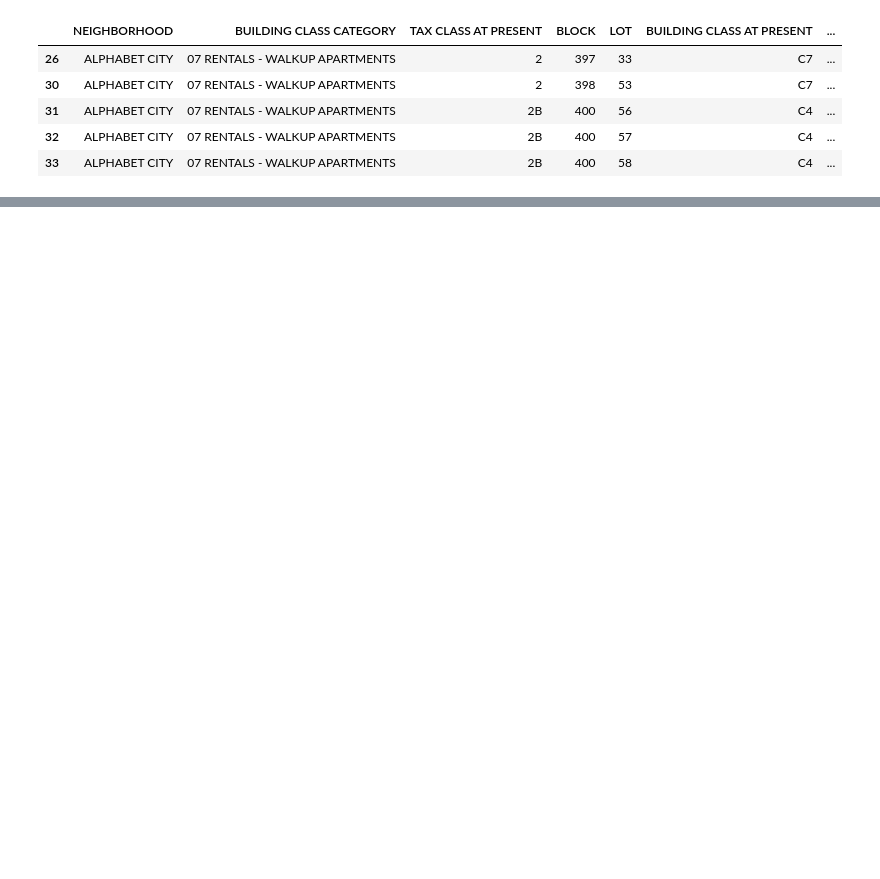
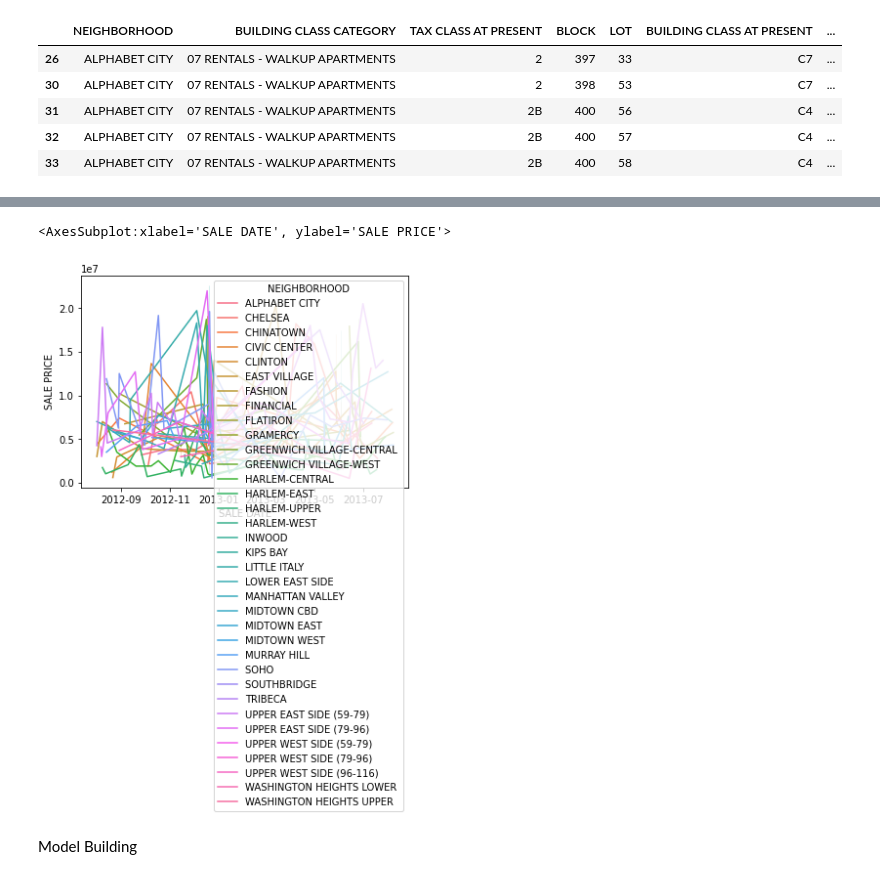
Before and after one commit to tasnmb/Manhattan-property-prices-analysis, a Jupyter notebook: cw_v2.ipynb, the cells around one changed output, grey strips where cells are left out. Drawn from its saved outputs; the diff is of its cells as text; code cells hidden in the pictures; blank space fills up the shorter version.

```diff
--- a/cw_v2.ipynb
+++ b/cw_v2.ipynb
@@ -179,0 +215,7 @@ df.head()
+# %%
+sns.lineplot(data=df, x="SALE DATE", y="SALE PRICE", hue="NEIGHBORHOOD")
+# %% [output]
+<AxesSubplot:xlabel='SALE DATE', ylabel='SALE PRICE'>
+[figure, added]
+# %% [markdown]
+Model Building
```
Also changed, not shown: parts of 12 cells of this notebook.
